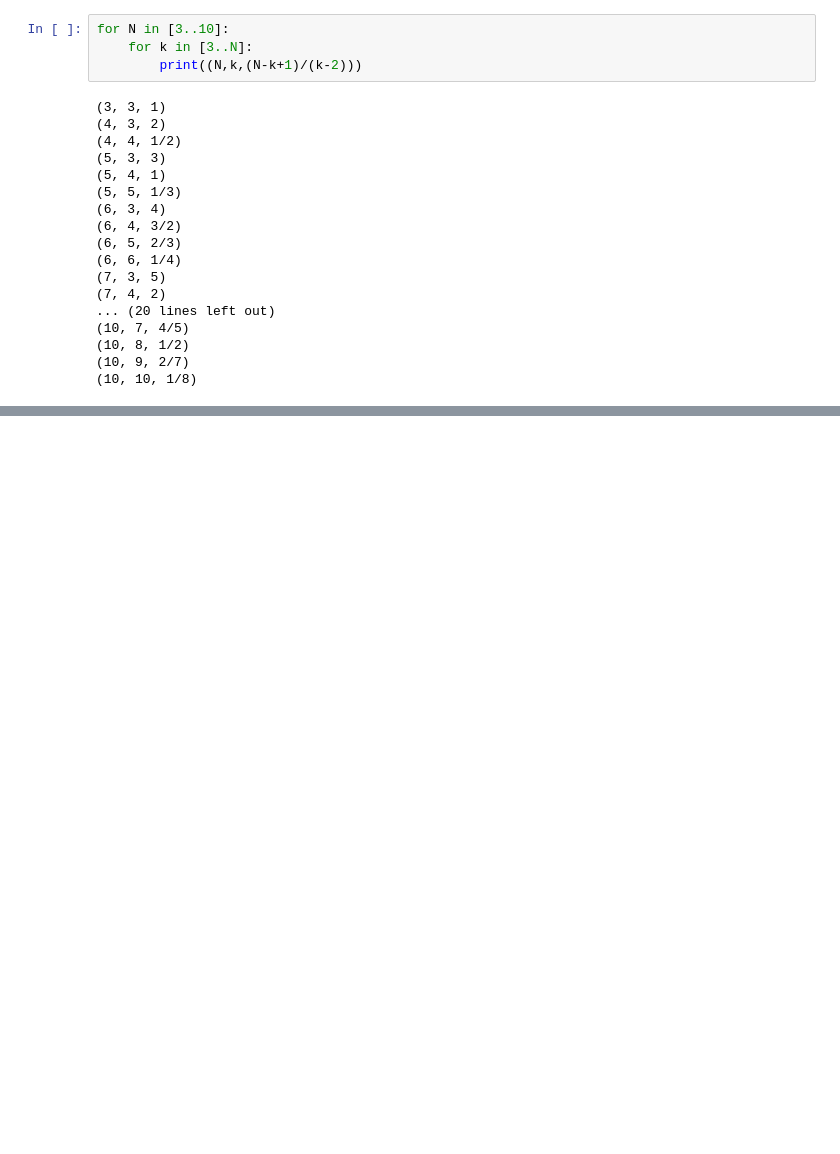
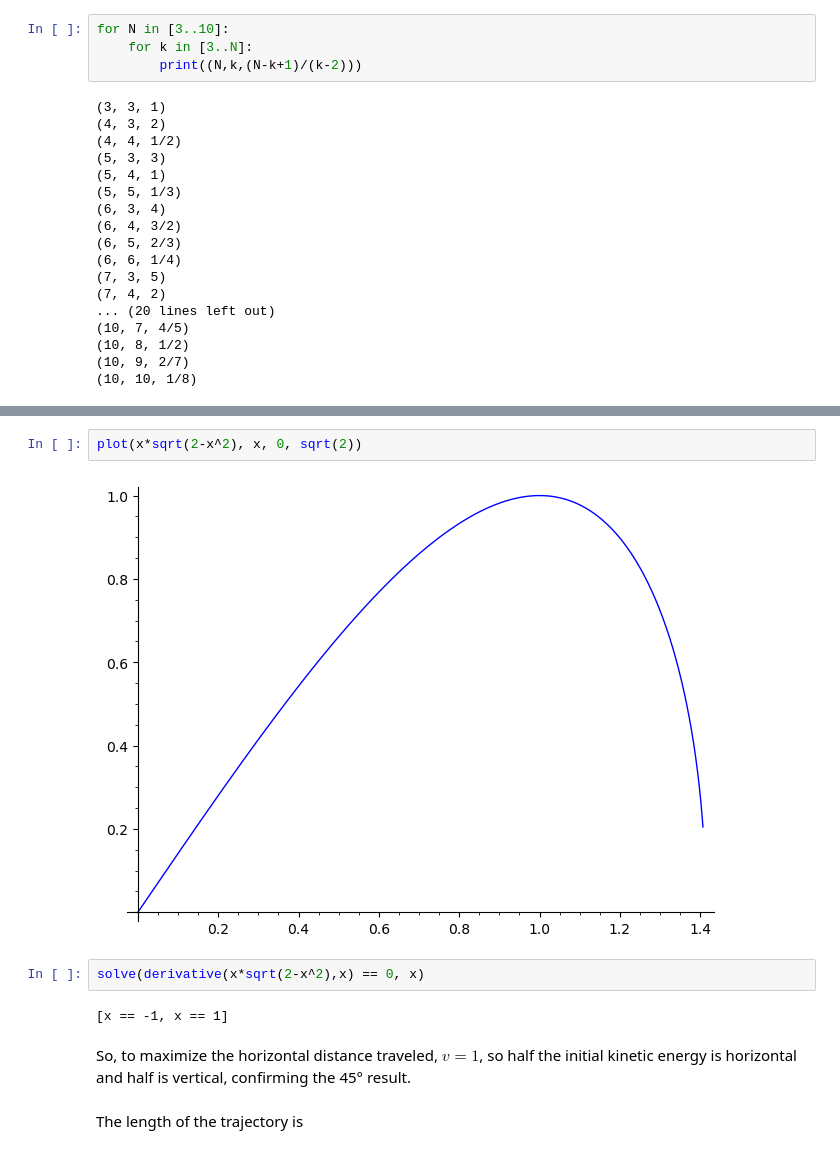
Before and after one commit to qpliu/sunday-puzzle, a Jupyter notebook: riddler/2024/20241025.ipynb, the cells around one changed output, grey strips where cells are left out. Cells and saved outputs as stored; diff of their text form; blank space fills up the shorter version.

```diff
--- a/riddler/2024/20241025.ipynb
+++ b/riddler/2024/20241025.ipynb
@@ -81,0 +100,13 @@ for N in [3..10]:
+# %%
+plot(x*sqrt(2-x^2), x, 0, sqrt(2))
+# %% [output]
+[figure, added]
+# %%
+solve(derivative(x*sqrt(2-x^2),x) == 0, x)
+# %% [output]
+[x == -1, x == 1]
+# %% [markdown]
+So, to maximize the horizontal distance traveled, $v = 1$, so half the initial kinetic energy
+is horizontal and half is vertical, confirming the 45° result.
+# %% [markdown]
+The length of the trajectory is
```
Also changed, not shown: parts of 11 cells of this notebook.
